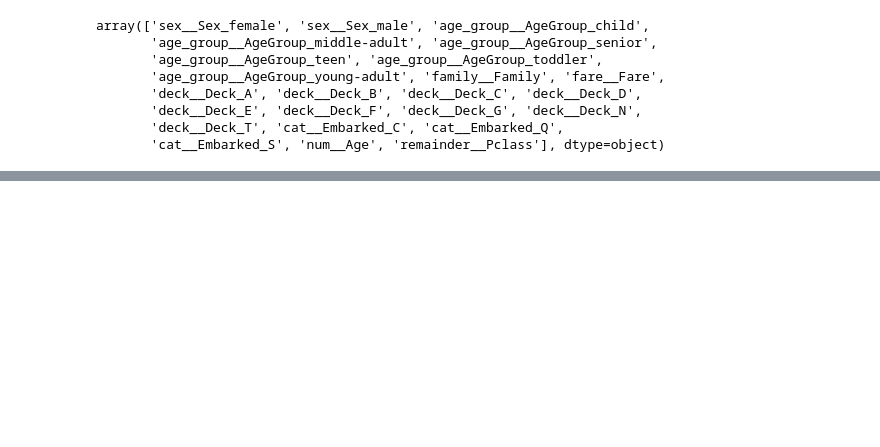
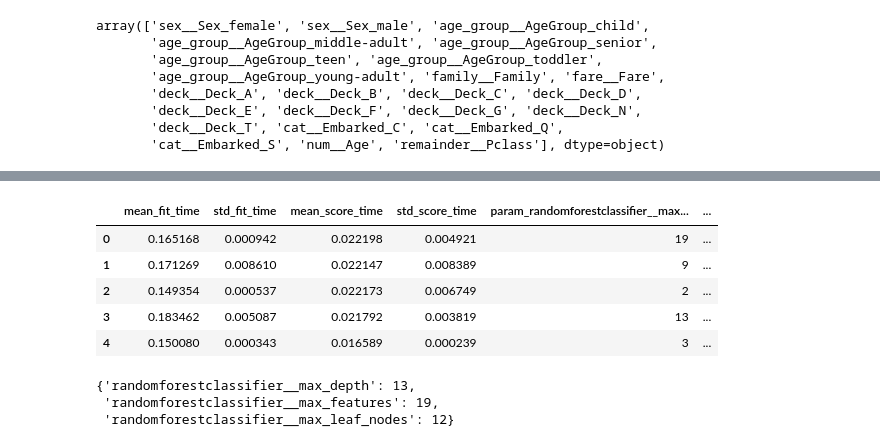
Before and after one commit to Homanloo/Titanic-Survival, a Jupyter notebook: Models.ipynb, the cells around one changed output, grey strips where cells are left out. Saved outputs shown, nothing was run; the diff lists cells and outputs as text; code cells hidden in the pictures; blank space fills up the shorter version.

```diff
--- a/Models.ipynb
+++ b/Models.ipynb
@@ -253,0 +251,3 @@ plt.show(rfc_learning_curve)
+# %%
+svc_pipeline = make_pipeline(preprocessing, SVC())
+svc_pipeline[1:].get_params()
@@ -253,0 +274,20 @@ plt.show(rfc_learning_curve)
+# %%
+from sklearn.model_selection import RandomizedSearchCV
+from scipy.stats import randint
+
+param_dist = {
+    'svc__C': randint(low=1, high=100),
+    'svc__degree': randint(low=3, high=7),
+    'svc__kernel': ['linear', 'poly', 'rbf'],
+}
+
+svc_random_search = RandomizedSearchCV(
+    estimator=svc_pipeline,
+    param_distributions=param_dist,
+    n_iter=10,
+    cv=3,
+    scoring="accuracy"
+)
+
+svc_random_search.fit(x_train, y_train)
+svc_rnd_srch_results = pd.DataFrame(svc_random_search.cv_results_)
@@ -253,0 +305,3 @@ plt.show(rfc_learning_curve)
+# %%
+rfc_pipeline = make_pipeline(preprocessing, RandomForestClassifier())
+rfc_pipeline[1:].get_params()
@@ -253,0 +326,32 @@ plt.show(rfc_learning_curve)
+# %%
+param_dist = {
+    'randomforestclassifier__max_depth': randint(low=2, high=20),
+    'randomforestclassifier__max_leaf_nodes': randint(low=3, high=20),
+    'randomforestclassifier__max_features': randint(low=2, high=20),
+}
+
+rfc_random_search = RandomizedSearchCV(
+    estimator=rfc_pipeline,
+    param_distributions=param_dist,
+    n_iter=6,
+    cv=3,
+    scoring="accuracy"
+)
+
+rfc_random_search.fit(x_train, y_train)
+rfc_rnd_srch_results = pd.DataFrame(rfc_random_search.cv_results_)
+# %%
+rfc_rnd_srch_results.head()
+# %% [output]
+|  | mean_fit_time | std_fit_time | mean_score_time | std_score_time | param_randomforestclassifier__max... | ... |
+| 0 | 0.165168 | 0.000942 | 0.022198 | 0.004921 | 19 | ... |
+| 1 | 0.171269 | 0.008610 | 0.022147 | 0.008389 | 9 | ... |
+| 2 | 0.149354 | 0.000537 | 0.022173 | 0.006749 | 2 | ... |
+| 3 | 0.183462 | 0.005087 | 0.021792 | 0.003819 | 13 | ... |
+| 4 | 0.150080 | 0.000343 | 0.016589 | 0.000239 | 3 | ... |
+# %%
+rfc_random_search.best_params_
+# %% [output]
+{'randomforestclassifier__max_depth': 13,
+ 'randomforestclassifier__max_features': 19,
+ 'randomforestclassifier__max_leaf_nodes': 12}
```
Also changed, not shown: parts of 16 cells of this notebook, 1 other file.
